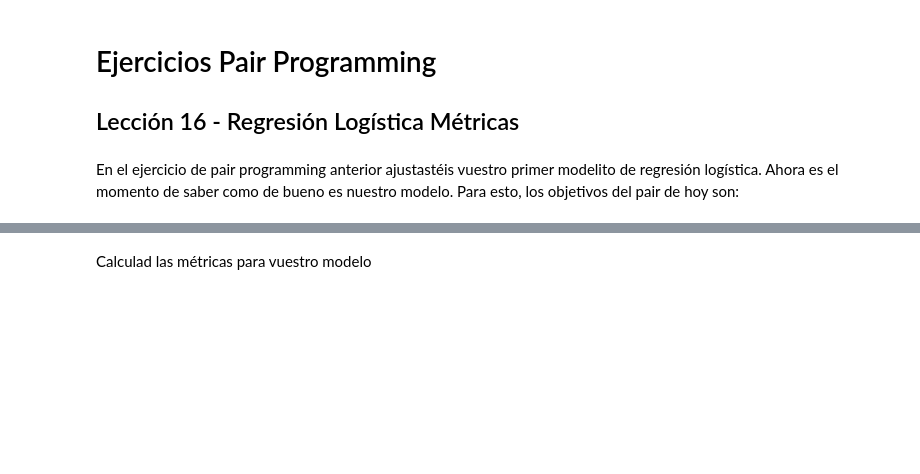
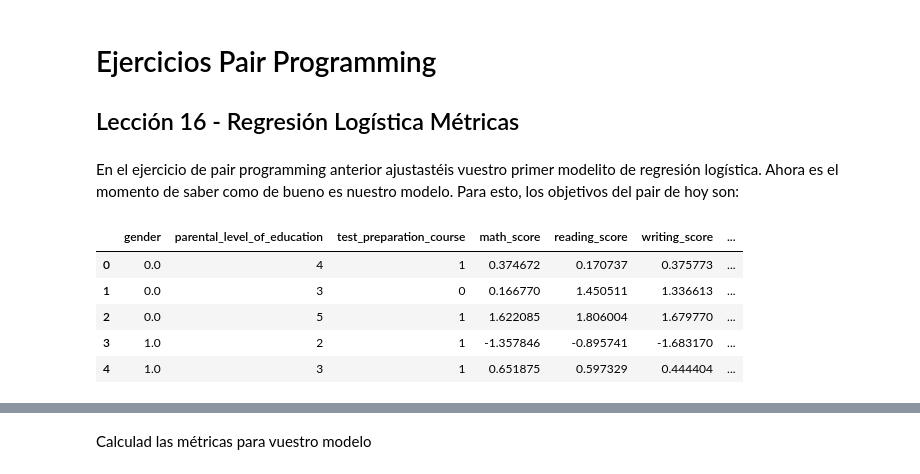
Before and after one commit to Adalab/DA-promo-c-modulo-3-sprint-1-Sila-Silvia, a Jupyter notebook: Regresión Logística/Leccion-16-Regresion-Logistica-Metricas/Leccion-16-Regresion-Logistica-Metricas.ipynb, the cells around one changed output, grey strips where cells are left out. Drawn from its saved outputs; the diff is of its cells as text; code cells hidden in the pictures; blank space fills up the shorter version.

```diff
--- a/Regresión Logística/Leccion-16-Regresion-Logistica-Metricas/Leccion-16-Regresion-Logistica-Metricas.ipynb
+++ b/Regresión Logística/Leccion-16-Regresion-Logistica-Metricas/Leccion-16-Regresion-Logistica-Metricas.ipynb
@@ -22,0 +33,9 @@ df = pd.read_csv("superstore_data.csv", index_col=0)
+# %%
+df.head()
+# %% [output]
+|  | gender | parental_level_of_education | test_preparation_course | math_score | reading_score | writing_score | ... |
+| 0 | 0.0 | 4 | 1 | 0.374672 | 0.170737 | 0.375773 | ... |
+| 1 | 0.0 | 3 | 0 | 0.166770 | 1.450511 | 1.336613 | ... |
+| 2 | 0.0 | 5 | 1 | 1.622085 | 1.806004 | 1.679770 | ... |
+| 3 | 1.0 | 2 | 1 | -1.357846 | -0.895741 | -1.683170 | ... |
+| 4 | 1.0 | 3 | 1 | 0.651875 | 0.597329 | 0.444404 | ... |
```
Also changed, not shown: parts of 24 cells of this notebook, 8 other files.
